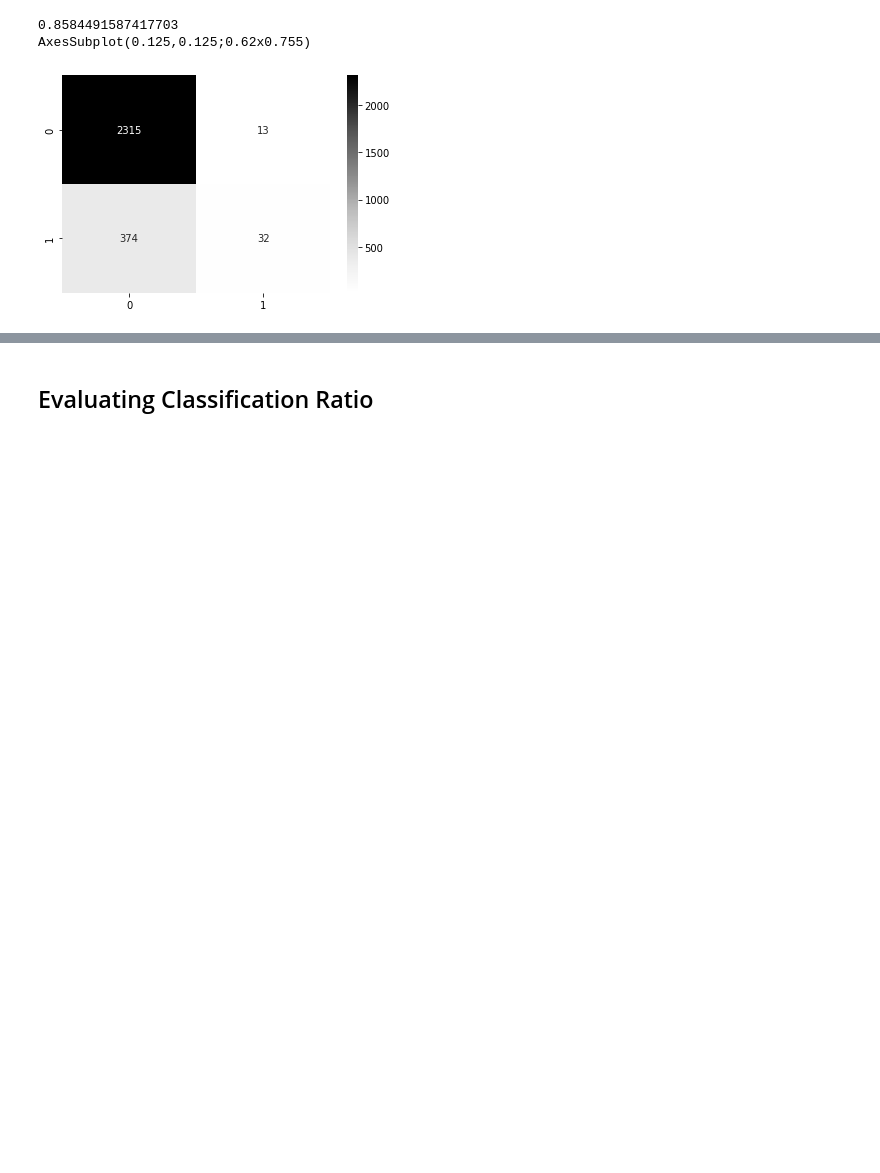
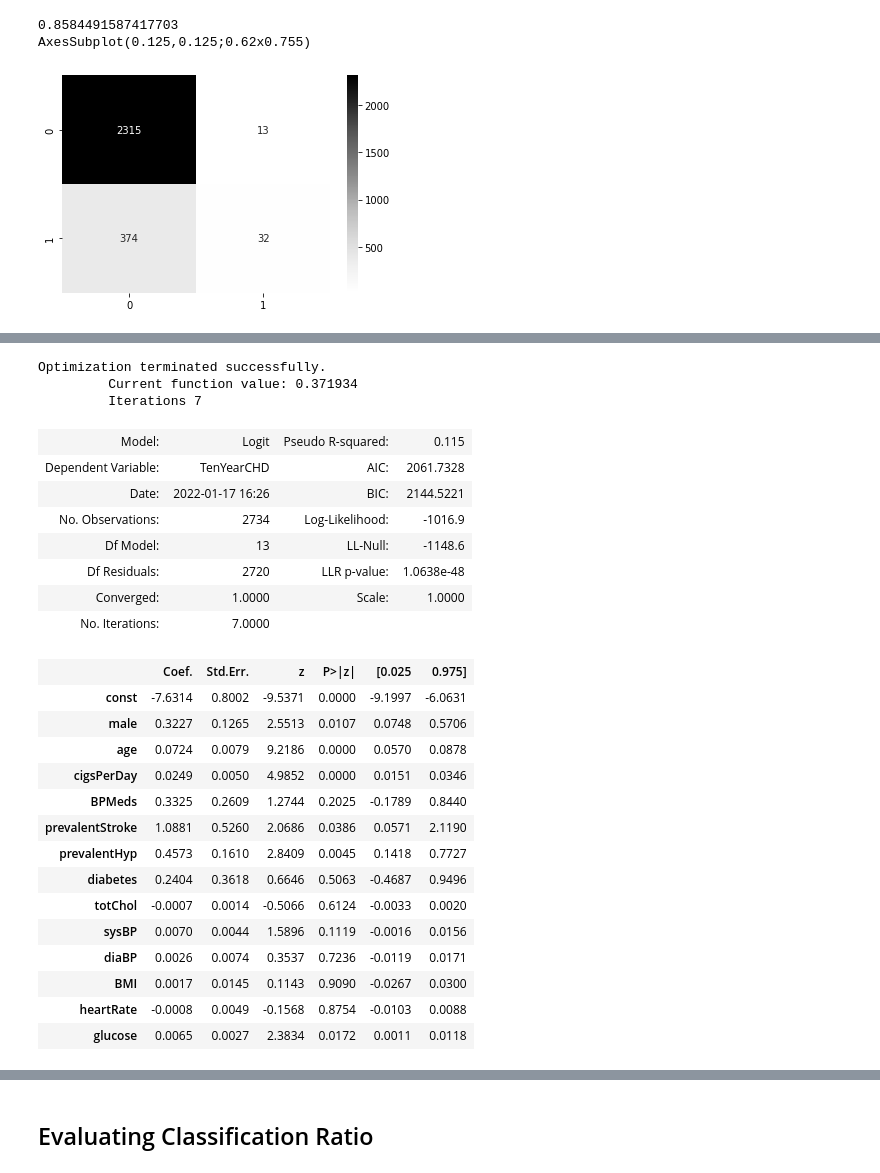
Before and after one commit to meRveet/pythonprojects, a Jupyter notebook: Heart Study (Cohort)/heartnotebook.ipynb, the cells around one changed output, grey strips where cells are left out. Saved outputs shown, nothing was run; the diff lists cells and outputs as text; code cells hidden in the pictures; blank space fills up the shorter version.

```diff
--- a/Heart Study (Cohort)/heartnotebook.ipynb
+++ b/Heart Study (Cohort)/heartnotebook.ipynb
@@ -384,0 +433,30 @@ AxesSubplot(0.125,0.125;0.62x0.755)
+# %%
+popmodel = sm.Logit(y_train, sm.add_constant(x_trainpop)).fit()
+popmodel.summary2()
+# %% [output]
+Optimization terminated successfully.
+         Current function value: 0.371934
+         Iterations 7
+| Model: | Logit | Pseudo R-squared: | 0.115 |
+| Dependent Variable: | TenYearCHD | AIC: | 2061.7328 |
+| Date: | 2022-01-17 16:26 | BIC: | 2144.5221 |
+| No. Observations: | 2734 | Log-Likelihood: | -1016.9 |
+| Df Model: | 13 | LL-Null: | -1148.6 |
+| Df Residuals: | 2720 | LLR p-value: | 1.0638e-48 |
+| Converged: | 1.0000 | Scale: | 1.0000 |
+| No. Iterations: | 7.0000 |  |  |
+|  | Coef. | Std.Err. | z | P>|z| | [0.025 | 0.975] |
+| const | -7.6314 | 0.8002 | -9.5371 | 0.0000 | -9.1997 | -6.0631 |
+| male | 0.3227 | 0.1265 | 2.5513 | 0.0107 | 0.0748 | 0.5706 |
+| age | 0.0724 | 0.0079 | 9.2186 | 0.0000 | 0.0570 | 0.0878 |
+| cigsPerDay | 0.0249 | 0.0050 | 4.9852 | 0.0000 | 0.0151 | 0.0346 |
+| BPMeds | 0.3325 | 0.2609 | 1.2744 | 0.2025 | -0.1789 | 0.8440 |
+| prevalentStroke | 1.0881 | 0.5260 | 2.0686 | 0.0386 | 0.0571 | 2.1190 |
+| prevalentHyp | 0.4573 | 0.1610 | 2.8409 | 0.0045 | 0.1418 | 0.7727 |
+| diabetes | 0.2404 | 0.3618 | 0.6646 | 0.5063 | -0.4687 | 0.9496 |
+| totChol | -0.0007 | 0.0014 | -0.5066 | 0.6124 | -0.0033 | 0.0020 |
+| sysBP | 0.0070 | 0.0044 | 1.5896 | 0.1119 | -0.0016 | 0.0156 |
+| diaBP | 0.0026 | 0.0074 | 0.3537 | 0.7236 | -0.0119 | 0.0171 |
+| BMI | 0.0017 | 0.0145 | 0.1143 | 0.9090 | -0.0267 | 0.0300 |
+| heartRate | -0.0008 | 0.0049 | -0.1568 | 0.8754 | -0.0103 | 0.0088 |
+| glucose | 0.0065 | 0.0027 | 2.3834 | 0.0172 | 0.0011 | 0.0118 |
```
Also changed, not shown: parts of 11 cells of this notebook.
